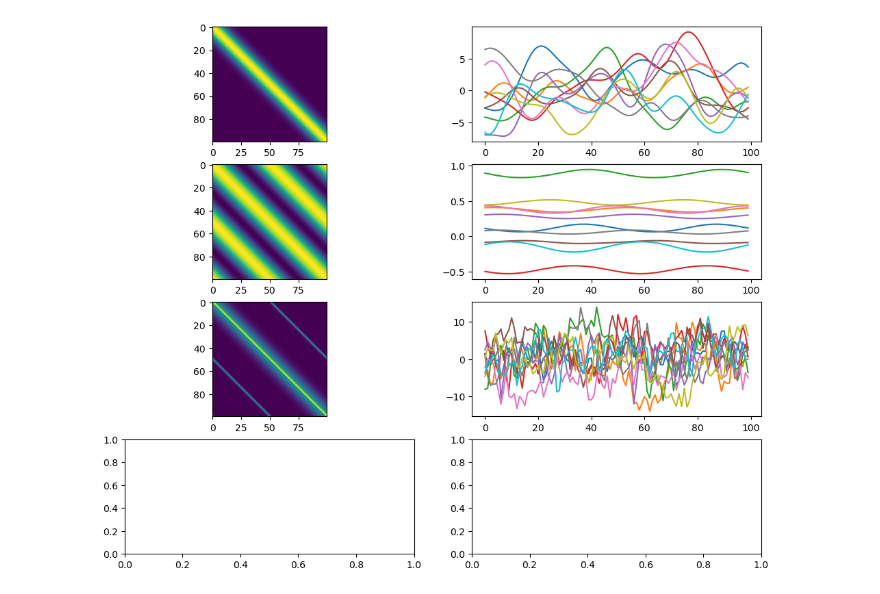
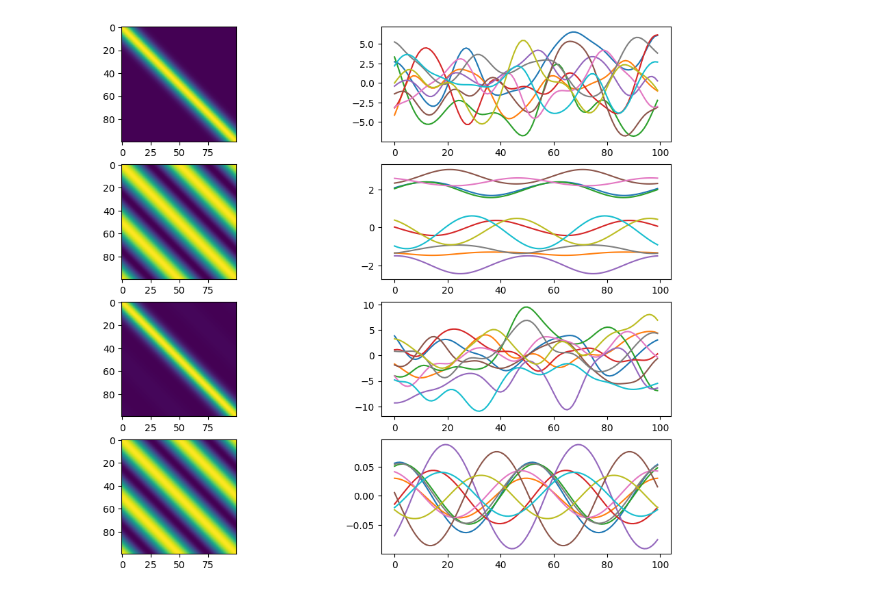
Before and after one commit to Detriatis/mlproj, a Jupyter notebook: project/gaussian.ipynb, the cells around one changed output. Cells and saved outputs as stored; diff of their text form; code cells hidden in the pictures.

```diff
--- a/project/gaussian.ipynb
+++ b/project/gaussian.ipynb
@@ -181,39 +226,47 @@ mu = np.zeros(shape=len(X))
 lengthscale = 10
 variance = 10
 period = 50
-roughness = 0.1
+roughness = 10
 
 data = {
     'dataset': X,
     'mean_vector': mu,
     'observations': [],
 }
 
 
 kern = exponential_kernel(lengthscale, variance)
 K = kern(X)
 _ = axes[0].imshow(K)
 
 samps = np.random.multivariate_normal(mu, K, 10)
 _ = axes[1].plot(X.flatten(), samps.T)
 
 
 kern = periodic_kernel(variance, period, roughness)
 K  = kern(X)
 _ = axes[2].imshow(K)
 
 samps = np.random.multivariate_normal(mu, K, 10)
 _ = axes[3].plot(X.flatten(), samps.T)
 
 
 kern = exponential_kernel(lengthscale, variance) + periodic_kernel(roughness, period, variance)
 K = kern(X)
 _ = axes[4].imshow(K)
 
 samps = np.random.multivariate_normal(mu, K, 10)
 _ = axes[5].plot(X.flatten(), samps.T)
+
+kern_2 = periodic_kernel_second_derivative(roughness, period, variance)
+K_2 = kern_2(X)
+
+_ = axes[6].imshow(K_2)
+
+samps = np.random.multivariate_normal(mu, K_2, 10)
+_ = axes[7].plot(X.flatten(), samps.T)
 # %% [output]
-[figure, old version]
+[figure, new version]
 # %%
 theta0 = 50
 starts = np.array([0, 100, 200])
```
Also changed, not shown: parts of 7 cells of this notebook.
